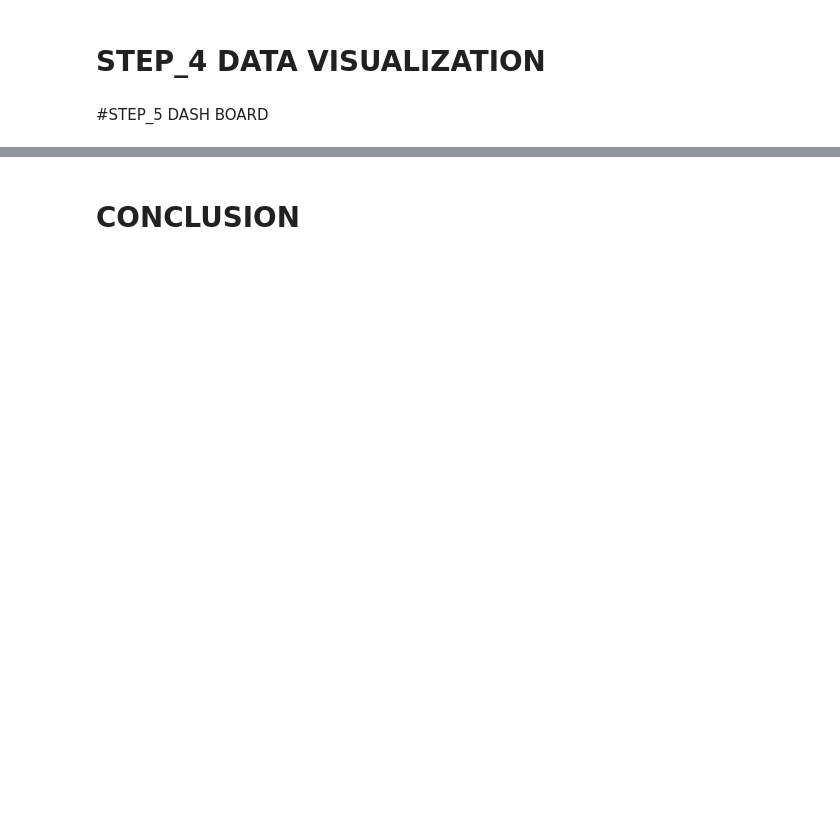
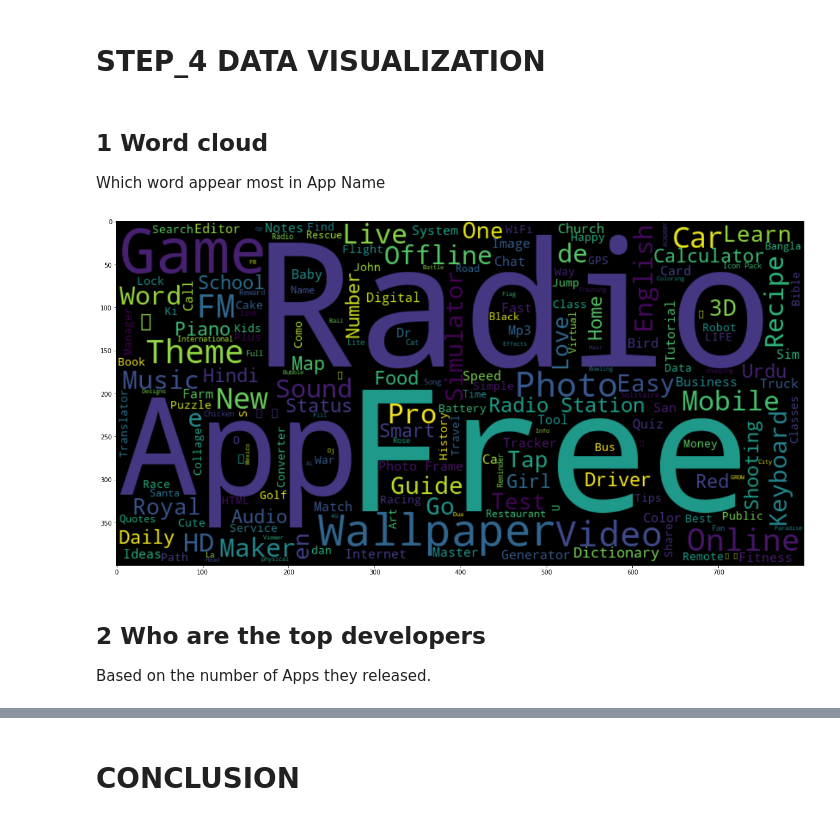
Before and after one commit to ShashwatPatel107/Flask_Personal_Portfolio, a Jupyter notebook: DVA_PROJECT.ipynb, the cells around one changed output, grey strips where cells are left out. Drawn from its saved outputs; the diff is of its cells as text; code cells hidden in the pictures; blank space fills up the shorter version.

```diff
--- a/DVA_PROJECT.ipynb
+++ b/DVA_PROJECT.ipynb
@@ -302,14 +158,18 @@ df["Installs"].value_counts()
 # %%
 # Installs
 df["Installs"].fillna(method = "ffill", inplace =True)
+# %%
+# Size
+df["Size"].fillna(value = "ffill", inplace = True)
 # %%
-#  Rating , Size
-df["Size"].fillna(value = "Varies with device", inplace = True)
-
+# Rating
 df["Rating"].fillna(value = 4.5, inplace = True)
 # %%
 # Fill minimum values for missing values in Mininum Android
 df["Minimum Android"].fillna(value = "4.1 and up", inplace = True)
+# %%
+df['Minimum Android'] = df['Minimum Android'].apply(lambda x: str(x).replace('Varies with device', '4.1 and up') if 'Varies with device' in str(x) else x)
+df['Minimum Android'] = df['Minimum Android'].apply(lambda x: str(x).replace(' and up', '') if ' and up' in str(x) else x)
 # %%
 # Fill "Others" in Developer Id missing values
 df["Developer Id"].fillna(value = "Others", inplace = True)
@@ -340,0 +179,5 @@ dtype: int64
+# %%
+# Remove "+" from Installs and conver to Integer
+df['Installs'] = df['Installs'].apply(lambda x: str(x).replace('+', '') if '+' in str(x) else x)
+df['Installs'].replace(',','', regex=True, inplace=True) #replace the commas ',' in the install column
+df['Installs'] = df['Installs'].astype(int)              # converting it to the int type
@@ -341,4 +206,2 @@ dtype: int64
 # %% [markdown]
 # STEP_4 DATA VISUALIZATION
-# %% [markdown]
-#STEP_5 DASH BOARD
@@ -344,0 +213,22 @@ dtype: int64
+# %% [markdown]
+## 1 Word cloud
+Which word appear most in App Name
+# %%
+# Create a single string with words in App Name
+name = df["App Name"]
+words = ' '.join((job for job in name.dropna().str.replace(';', ' ').str.replace(',', ' ')))
+
+wc = WordCloud( width=800, height=400, background_color='black', ).generate(words)
+
+plt.figure(figsize=(16,9))
+plt.imshow(wc, interpolation='bilinear');
+plt.axis =("off")
+plt.tight_layout(pad=0)
+plt.grid(False)
+
+plt.show()
+# %% [output]
+[figure, added]
+# %% [markdown]
+## 2 Who are the top developers
+Based on the number of Apps they released.
```
Also changed, not shown: parts of 72 cells of this notebook.
